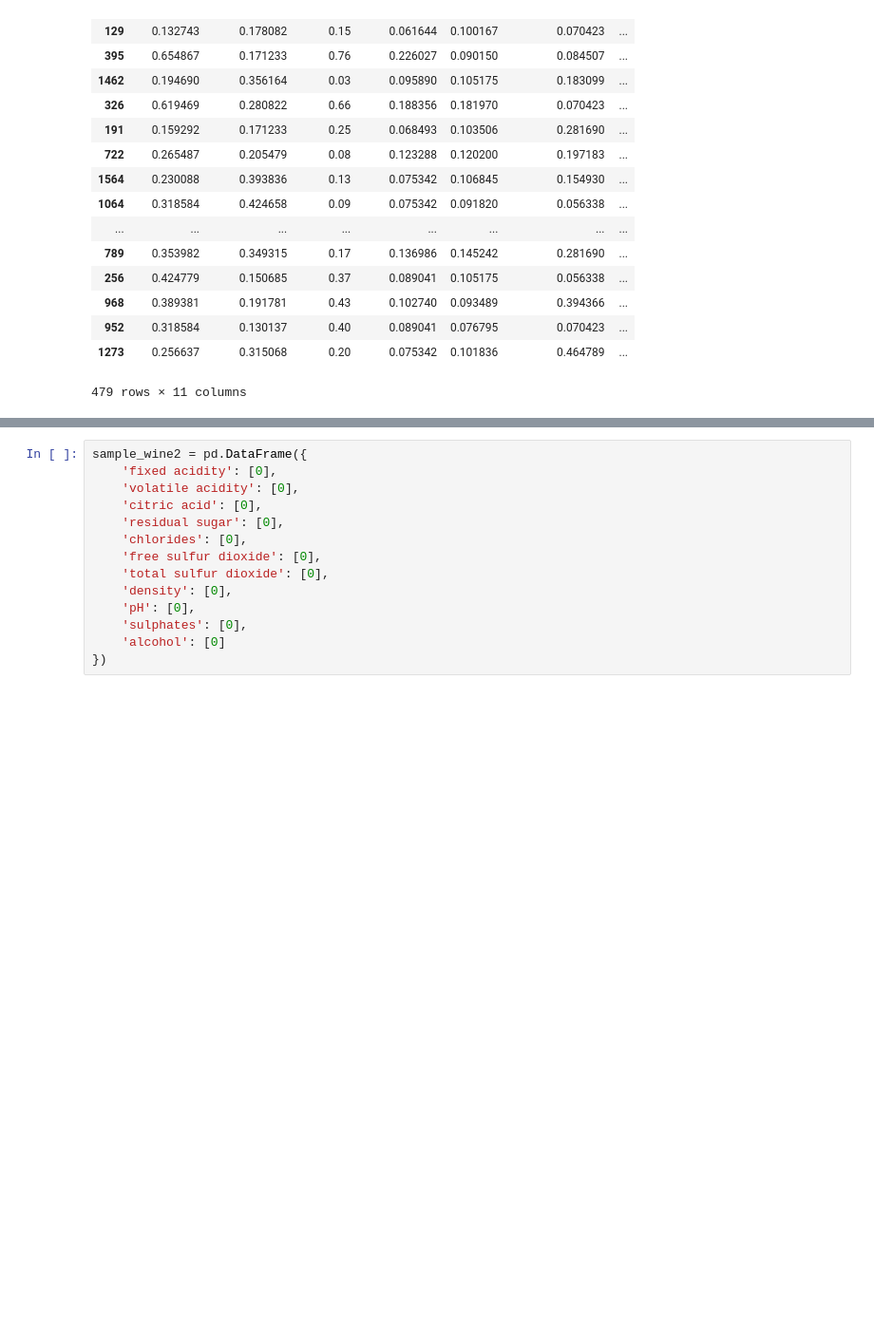
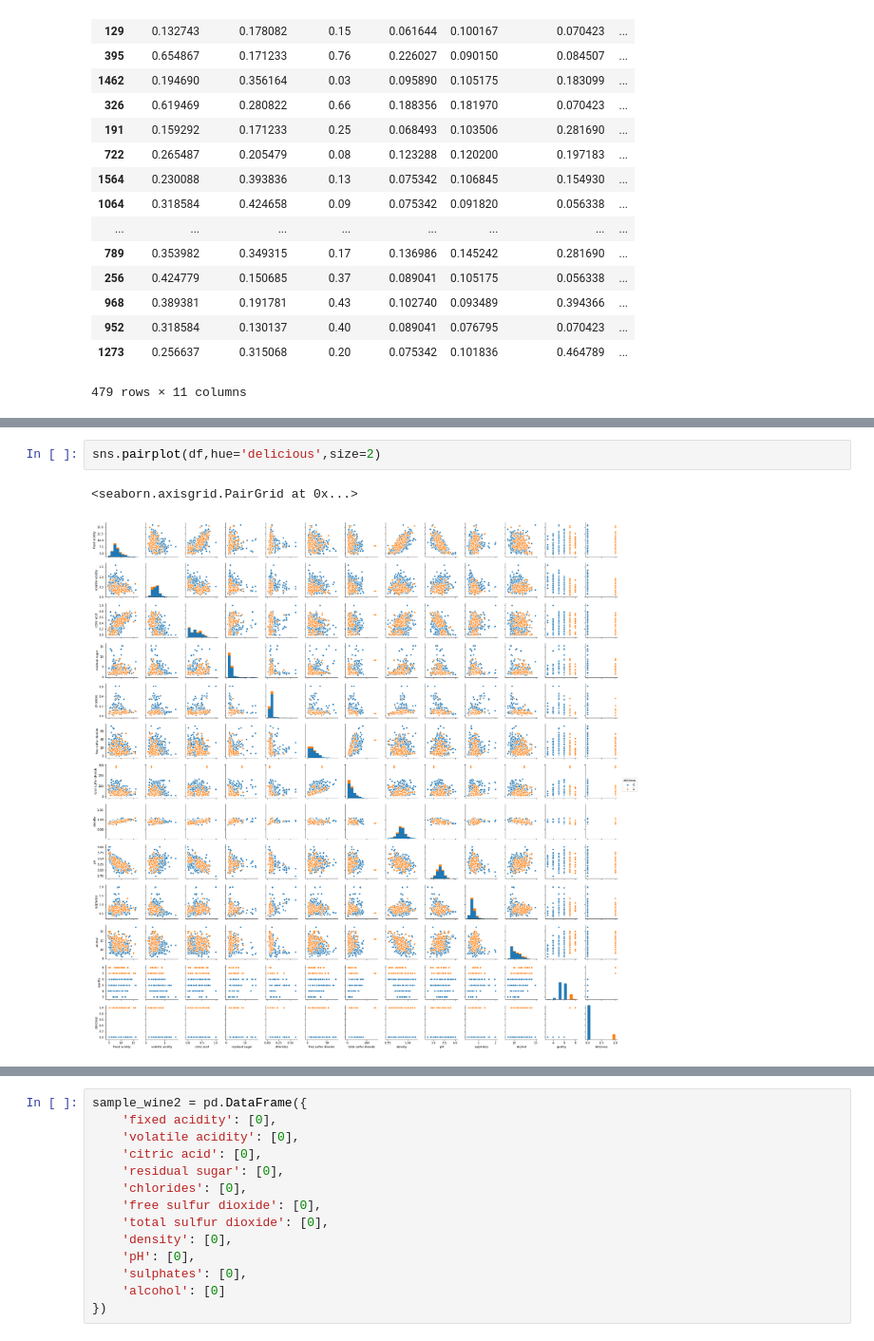
Before and after one commit to pco2699/NullSuck-AI, a Jupyter notebook: analytics/workspace/05_ロジスティック回帰.ipynb, the cells around one changed output, grey strips where cells are left out. Shown at 95% size. Cells and saved outputs as stored; diff of their text form; blank space fills up the shorter version.

```diff
--- a/analytics/workspace/05_ロジスティック回帰.ipynb
+++ b/analytics/workspace/05_ロジスティック回帰.ipynb
@@ -405,3 +451,8 @@ print(probs)
+# %%
+sns.pairplot(df,hue='delicious',size=2)
+# %% [output]
+<seaborn.axisgrid.PairGrid at 0x...>
+[figure, added]
 # %%
 import matplotlib.pyplot as plt
 from sklearn.calibration import calibration_curve
```
Also changed, not shown: parts of 30 cells of this notebook.
